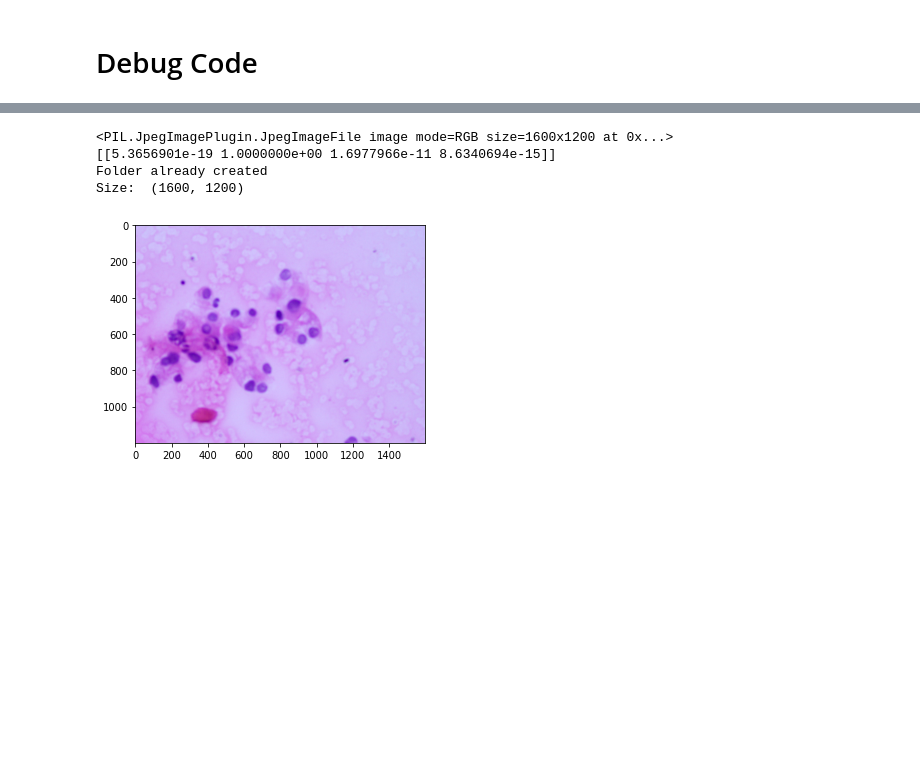
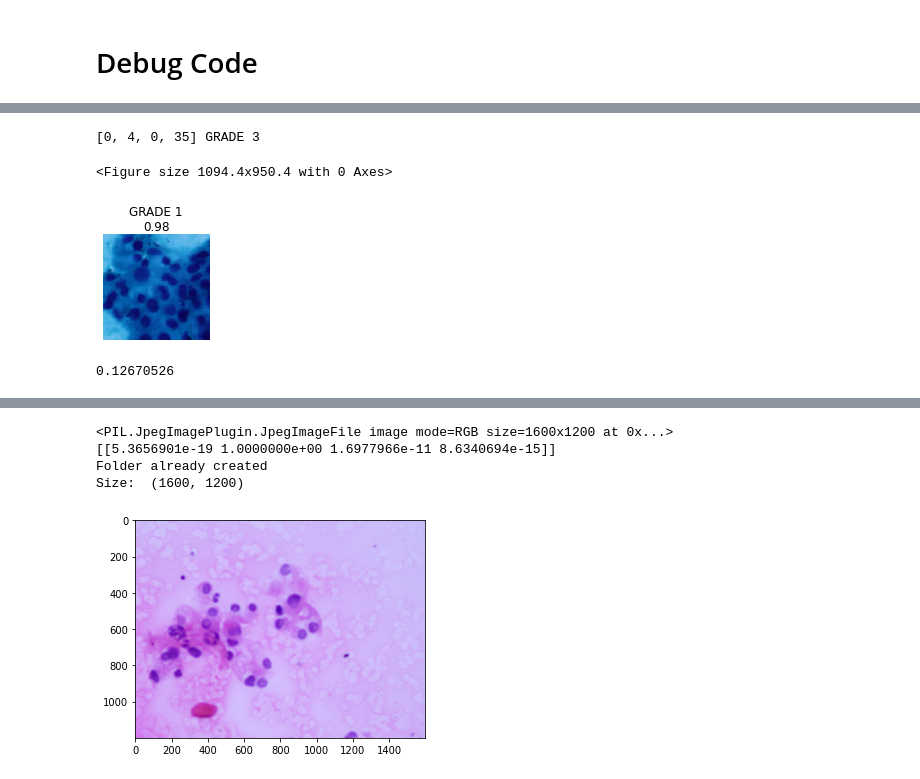
Before and after one commit to mnmahir/FYProject-PCGIPI, a Jupyter notebook: System_web_app_(backend).ipynb, the cells around one changed output, grey strips where cells are left out. Cells and saved outputs as stored; diff of their text form; code cells hidden in the pictures; blank space fills up the shorter version.

```diff
--- a/System_web_app_(backend).ipynb
+++ b/System_web_app_(backend).ipynb
@@ -65,8 +55,9 @@ def slice_image(ori_img, srow = 6, scol = 8): #later add row and col
   os.chdir(sliced_img_path)
 
   ori_img.save('ori.png')
-  image_slicer.slice('ori.png', row = srow, col = scol)
-  os.remove('ori.png') #Delete original image
+  if scol > 1 or srow > 1:
+    image_slicer.slice('ori.png', row = srow, col = scol)
+    os.remove('ori.png') #Delete original image
   os.chdir('/content')
 
 # To be called after done with prediction and calculation
@@ -102,17 +93,31 @@ def get_predictions():
 ############################
 # Save all prediction patches
 ############################
-def save_predicted_patches(pred_labels, srow = 6, scol = 8):
+def save_predicted_patches(predictions, pred_labels, srow = 6, scol = 8, conf_thrs = 0.8):
   imeg_freq = len(pred_labels)
   disp_row = srow
   plt.figure(1, figsize = (scol*1.9, srow*2.2))
   for j,img in enumerate(sorted(os.listdir(sliced_img_path))):
     img = image.load_img(os.path.join(sliced_img_path,img), target_size=(IMAGE_WIDTH,IMAGE_HEIGHT))
-    title = str(IMAGE_CLASSES[pred_labels[j][0]])
     plt.subplot(srow, scol, j+1)
-    plt.title(title)
+    if predictions[j][0,pred_labels[j][0]] < conf_thrs:
+      title = "Low Confidence"
+      plt.title(title, color = 'red', verticalalignment = 'top')
+    else:
+      title = str(IMAGE_CLASSES[pred_labels[j][0]]) + '\n' + str(round(predictions[j][0,pred_labels[j][0]],2))
+      plt.title(title, verticalalignment = 'top')
     plt.axis('off')
     plt.imshow(img)
 
   #plt.show()
   plt.savefig('predicted_patches.png', bbox_inches='tight', pad_inches = 0)
+############################
+# Calculate frequency of class prediction
+############################
+def get_pred_freq(predictions, pred_labels, conf_thrs = 0.8):
+  freq_class = [0,0,0,0]
+  for j in range(len(pred_labels)):
+    if predictions[j][0,pred_labels[j][0]] >= conf_thrs:
+      freq_class[pred_labels[j][0]] += 1
+  max_class = freq_class.index(max(freq_class))
+  return freq_class, IMAGE_CLASSES[max_class]
@@ -141,0 +157,8 @@ ValueError: ignored
+# %%
+print(test,test2)
+# %% [output]
+[0, 4, 0, 35] GRADE 3
+# %%
+save_predicted_patches(predictions, pred_labels, srow = 6, scol = 8, conf_thrs = 0.5)
+# %% [output]
+<Figure size 1094.4x950.4 with 0 Axes>
@@ -141,0 +167,6 @@ ValueError: ignored
+# %%
+slice_image(image_received, srow = 1, scol = 1)
+predictions, pred_labels = get_predictions()
+save_predicted_patches(predictions, pred_labels, srow = 1, scol = 1)
+# %% [output]
+[figure, added]
@@ -141,0 +175,5 @@ ValueError: ignored
+# %%
+#testlist = np.ndarray.tolist(predictions)
+print(predictions[0][0,1]) #[index][fixed,class]
+# %% [output]
+0.12670526
```
Also changed, not shown: parts of 11 cells of this notebook.
